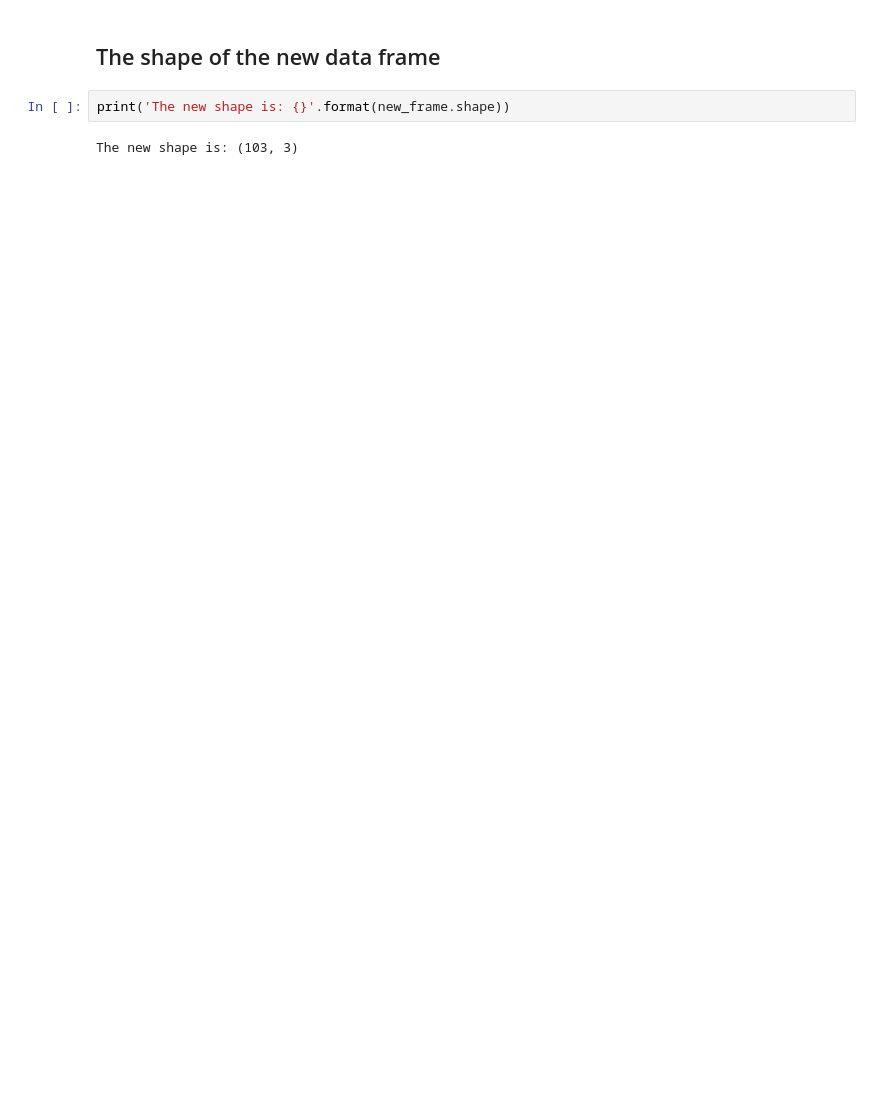
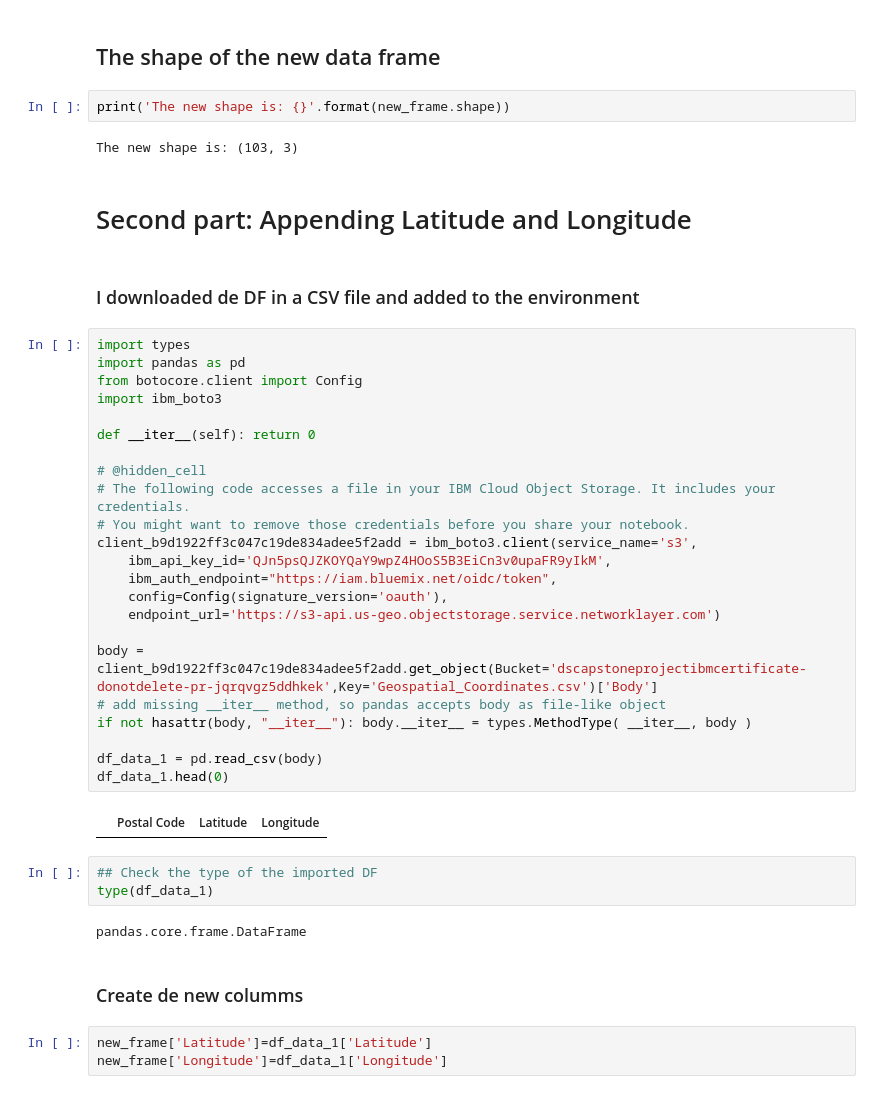
Before and after one commit to cfsanchez25/Coursera_Capstone, a Jupyter notebook: DS capstone project.ipynb, the cells around one changed output. Cells and saved outputs as stored; diff of their text form; blank space fills up the shorter version.

```diff
--- a/DS capstone project.ipynb
+++ b/DS capstone project.ipynb
@@ -178,3 +167,42 @@ new_frame
 print('The new shape is: {}'.format(new_frame.shape))
 # %% [output]
 The new shape is: (103, 3)
+# %% [markdown]
+# Second part: Appending Latitude and Longitude
+# %% [markdown]
+### I downloaded de DF in a CSV file and added to the environment
+# %%
+import types
+import pandas as pd
+from botocore.client import Config
+import ibm_boto3
+
+def __iter__(self): return 0
+
+# @hidden_cell
+# The following code accesses a file in your IBM Cloud Object Storage. It includes your credentials.
+# You might want to remove those credentials before you share your notebook.
+client_b9d1922ff3c047c19de834adee5f2add = ibm_boto3.client(service_name='s3',
+    ibm_api_key_id='QJn5psQJZKOYQaY9wpZ4HOoS5B3EiCn3v0upaFR9yIkM',
+    ibm_auth_endpoint="https://iam.bluemix.net/oidc/token",
+    config=Config(signature_version='oauth'),
+    endpoint_url='https://s3-api.us-geo.objectstorage.service.networklayer.com')
+
+body = client_b9d1922ff3c047c19de834adee5f2add.get_object(Bucket='dscapstoneprojectibmcertificate-donotdelete-pr-jqrqvgz5ddhkek',Key='Geospatial_Coordinates.csv')['Body']
+# add missing __iter__ method, so pandas accepts body as file-like object
+if not hasattr(body, "__iter__"): body.__iter__ = types.MethodType( __iter__, body )
+
+df_data_1 = pd.read_csv(body)
+df_data_1.head(0)
+# %% [output]
+|  | Postal Code | Latitude | Longitude |
+# %%
+## Check the type of the imported DF
+type(df_data_1)
+# %% [output]
+pandas.core.frame.DataFrame
+# %% [markdown]
+### Create de new columms
+# %%
+new_frame['Latitude']=df_data_1['Latitude']
+new_frame['Longitude']=df_data_1['Longitude']
```
Also changed, not shown: parts of 2 cells of this notebook.
